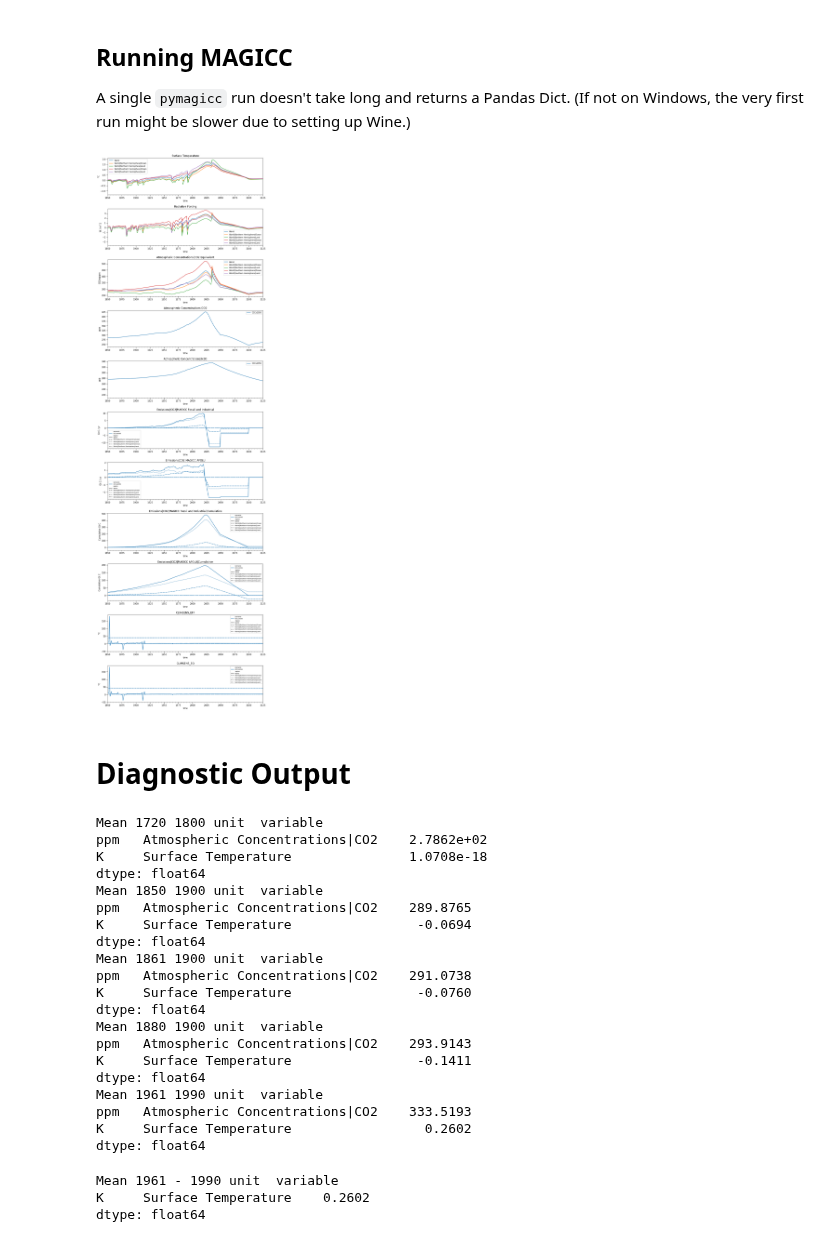
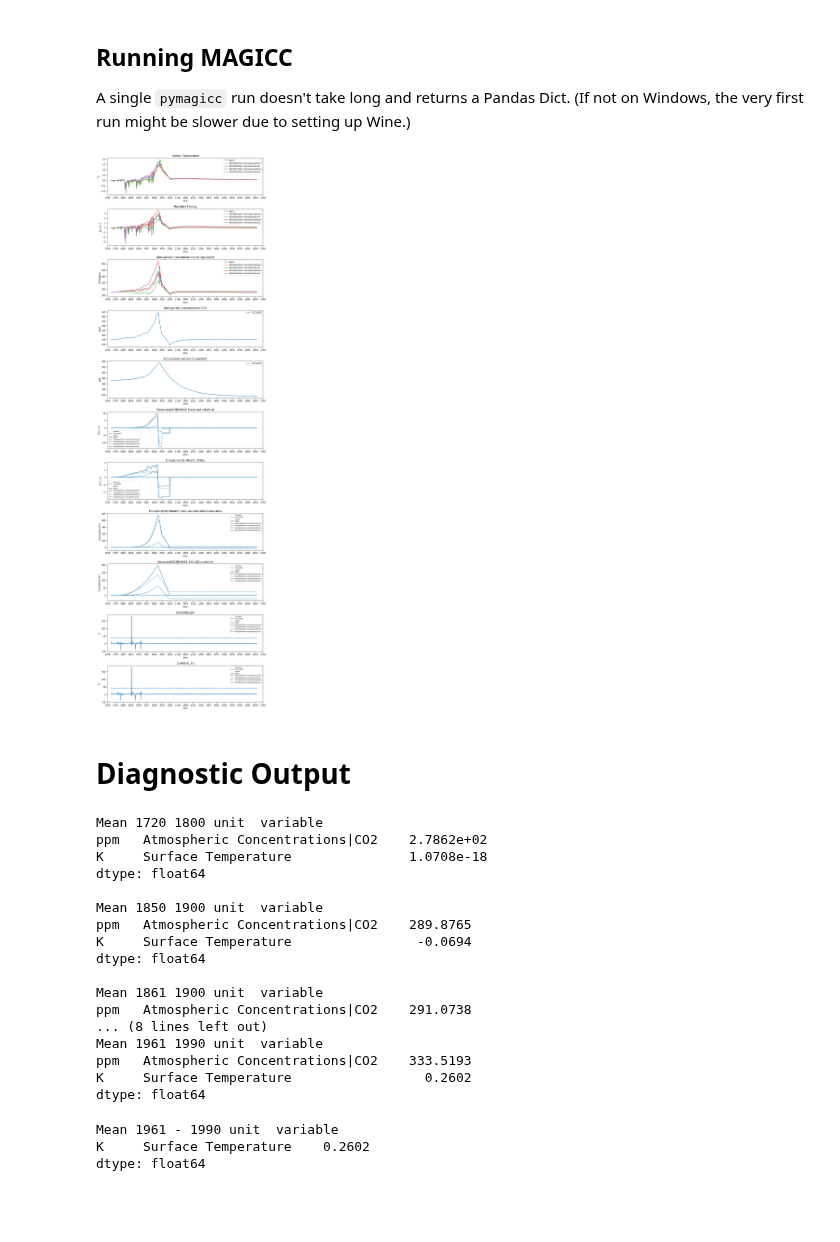
Before and after one commit to hsbay/cdrmex, a Jupyter notebook: ONCtests.ipynb, the cells around one changed output. Cells and saved outputs as stored; diff of their text form; code cells hidden in the pictures; blank space fills up the shorter version.

```diff
--- a/ONCtests.ipynb
+++ b/ONCtests.ipynb
@@ -113,6 +117,15 @@ There are some artifacts in the dataset and subsequent graphs as the download wa
 graphstart = magcfg['startyear']
 if magcfg['startyear'] > zero_out_temp_start:
     magcfg['startyear'] = zero_out_temp_start
+# %%
+profile='debug' # chose: debug, pub
+# Graph start and end, adjust the dates below
+if profile == 'debug':
+    x = (datetime(1700, 1, 1), datetime(2700, 1, 1))
+elif profile == 'publish':
+    x = (datetime(1850, 1, 1), datetime(2125, 1, 1))
+else:
+    x = (datetime(graphstart, 1, 1), datetime(magcfg['endyear'], 1, 1))
 # %%
 ## load experiments scen file data
 for n, name in enumerate (declines):
@@ -494,35 +508,38 @@ for emis in anthrovars:
     cumurs = cumurs.rename(index={emis:emis+"|Cumulative"})
     cumurs = cumurs.rename(index={"Gt C / yr":"Cumulative Gt C"})
     res = res.append(cumurs)
+# %%
+def ptlhelpr(pltax,plt):
+    mlocator = mdates.YearLocator(50, month=1, day=1)
+    minloc = mdates.YearLocator(10, month=1, day=1)
+    formatter = mdates.ConciseDateFormatter(mlocator)
+    pltax.set_title(var)
+    pltax.set_xlim(x)
+    pltax.set_ylabel(ylab)
+    pltax.tick_params(which='major', width=0.75, length=6)
+    pltax.xaxis.set_major_locator(mlocator)
+    pltax.xaxis.set_major_formatter(formatter)
+    pltax.xaxis.set_minor_locator(minloc)
+    plt.tight_layout(pad=0.6, h_pad=1.5)
 # %%
-locator = mdates.YearLocator(25, month=1, day=1)
-formatter = mdates.ConciseDateFormatter(locator)
-
 fig, axes = plt.subplots((len(vars)), 1, figsize=(11, 36))
 for n, var in enumerate(vars):
     if var in clvars:
         res.filter(variable=var).lineplot(ax=axes[n], hue='region')
         ftsize="small"
     elif var in nrvars:
         res.filter(variable=var, region="World").lineplot(ax=axes[n], hue='scenario')
         ftsize="small"
     else:
         res.filter(variable=var).lineplot(ax=axes[n], style='region')
         ftsize="x-small"
     axes[n].legend(loc='best', fontsize=ftsize)
     ylab = res.filter(variable=var)["unit"].iloc[[0]].all()
-    if ylab == 'K':
+    if ylab == 'K' and var == 'Surface Temperature':
         ylab = '°C'
-    axes[n].set_ylabel(ylab)
-    axes[n].set_title(var)
-    axes[n].set_xlim(x)
-    axes[n].tick_params(which='major', width=0.75, length=6)
-    axes[n].xaxis.set_major_locator(locator)
-    axes[n].xaxis.set_major_formatter(formatter)
-    axes[n].xaxis.set_minor_locator(ticker.LinearLocator(numticks=56))
-    plt.tight_layout(pad=0.6, h_pad=1.5)
+    ptlhelpr(axes[n],plt)
 # %% [output]
-[figure, old version]
+[figure, new version]
 # %%
 plt.close('all')
 # %% [markdown]
@@ -538,28 +555,24 @@ mnbls = {
 
 for key in mnbls.keys():
     mn = res.filter(scenario = 'CCCx2050', variable = ["Surface Temperature",
-                    "Atmospheric Concentrations|CO2"], region='World').timeseries().xs([
-                    'MAGICC6','CDRex','CCCx2050','World','not_relevant'],
-                    level = ['climate_model','model','scenario','region','todo']).loc[
+                    "Atmospheric Concentrations|CO2"], region='World').timeseries().xs(fullscen,
+                    level = fullscenlevels).loc[
                     :,datetime(mnbls[key][0],1,1):datetime(mnbls[key][1],1,1)].T.mean()
-    print("Mean {} {} {}".format(mnbls[key][0], mnbls[key][1], mn))
+    print("\nMean {} {} {}".format(mnbls[key][0], mnbls[key][1], mn))
 # %% [output]
 Mean 1720 1800 unit  variable
 ppm   Atmospheric Concentrations|CO2    2.7862e+02
 K     Surface Temperature               1.0708e-18
 dtype: float64
+
 Mean 1850 1900 unit  variable
 ppm   Atmospheric Concentrations|CO2    289.8765
 K     Surface Temperature                -0.0694
 dtype: float64
+
 Mean 1861 1900 unit  variable
 ppm   Atmospheric Concentrations|CO2    291.0738
-K     Surface Temperature                -0.0760
-dtype: float64
-Mean 1880 1900 unit  variable
-ppm   Atmospheric Concentrations|CO2    293.9143
-K     Surface Temperature                -0.1411
-dtype: float64
+... (8 lines left out)
 Mean 1961 1990 unit  variable
 ppm   Atmospheric Concentrations|CO2    333.5193
 K     Surface Temperature                 0.2602
```
Also changed, not shown: parts of 21 cells of this notebook.
